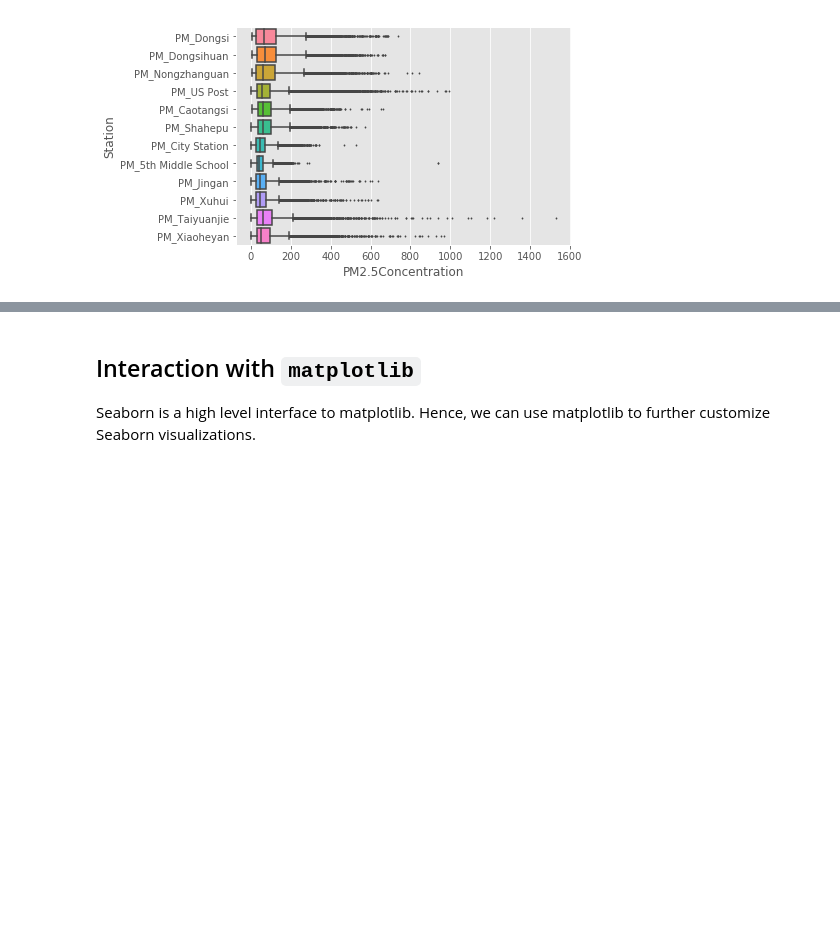
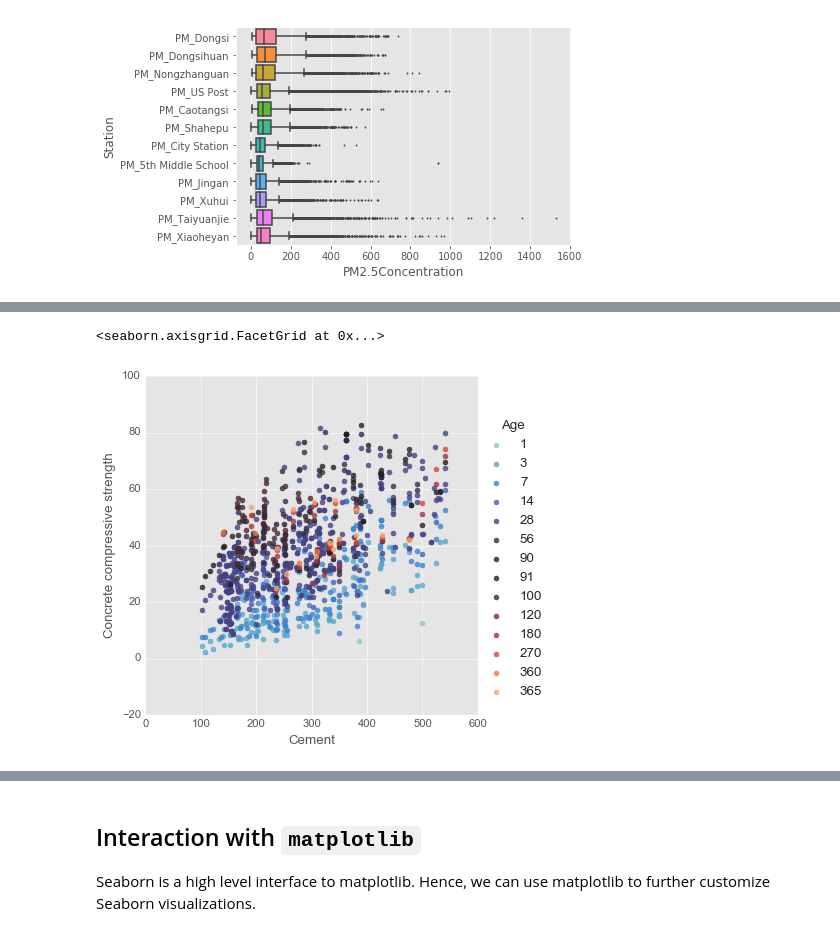
Before and after one commit to uliang/DataViz-with-Seaborn, a Jupyter notebook: DataConnect_presentation.ipynb, the cells around one changed output, grey strips where cells are left out. Cells and saved outputs as stored; diff of their text form; code cells hidden in the pictures; blank space fills up the shorter version.

```diff
--- a/DataConnect_presentation.ipynb
+++ b/DataConnect_presentation.ipynb
@@ -106,0 +102,5 @@ Comparisons between multiple levels of categorical variables is also easy using
+# %%
+sns.lmplot("Cement", "Concrete compressive strength", concrete, hue="Age", palette="icefire", fit_reg=False)
+# %% [output]
+<seaborn.axisgrid.FacetGrid at 0x...>
+[figure, added]
```
Also changed, not shown: parts of 11 cells of this notebook.
